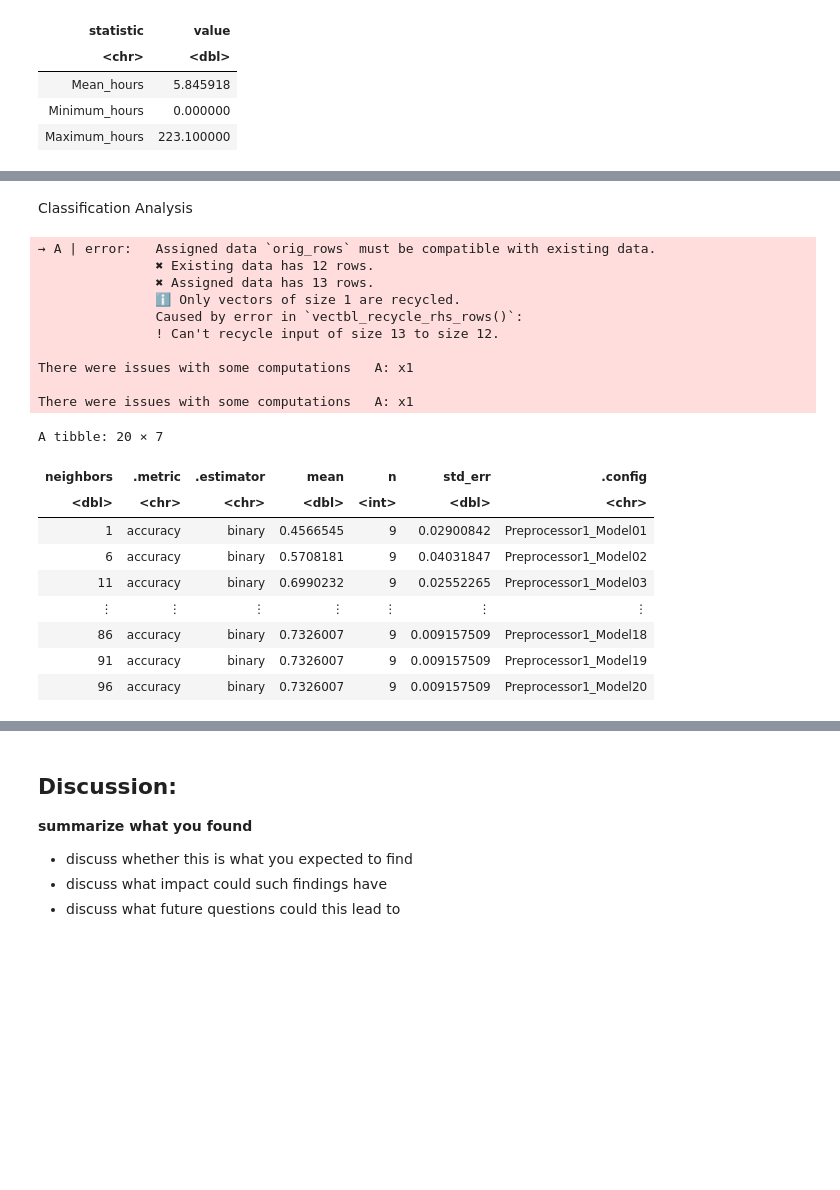
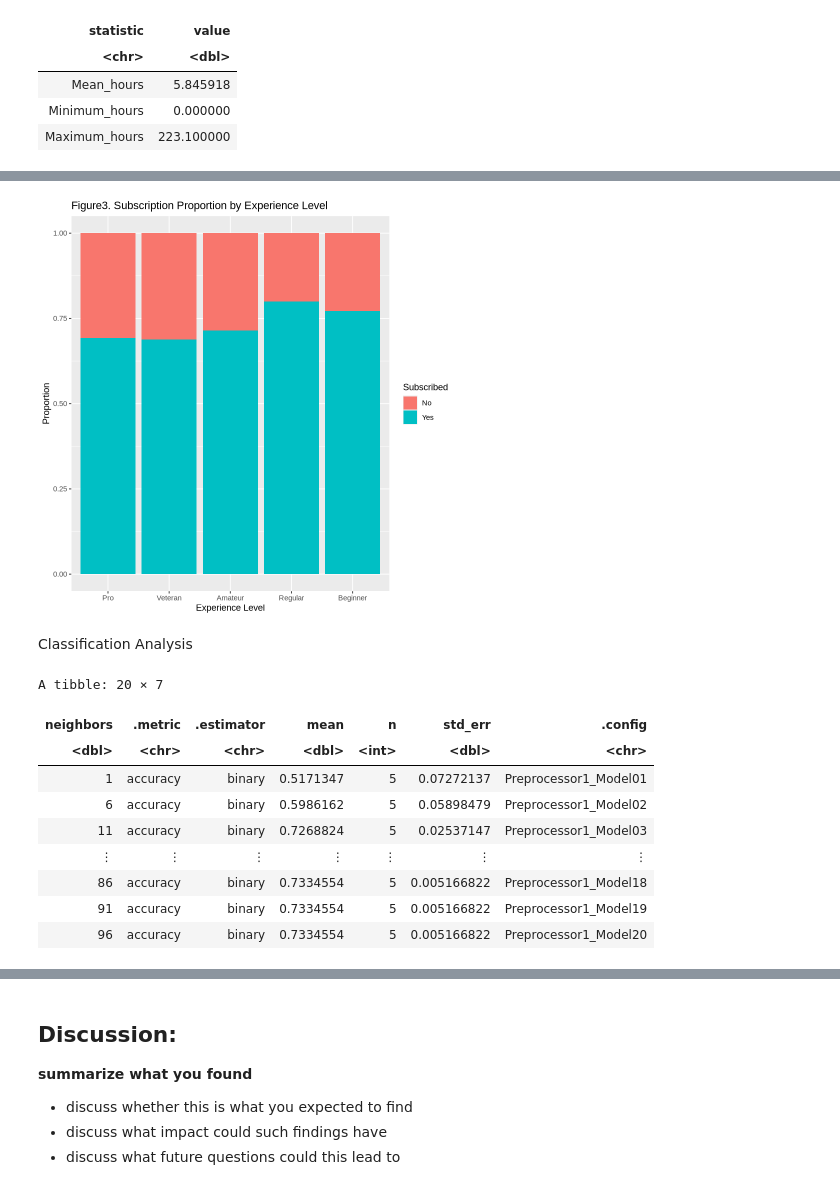
Before and after one commit to leeeeee1725/DSCI100_Project_Final_Report, a Jupyter notebook: Project Final Report.ipynb, the cells around one changed output, grey strips where cells are left out. Drawn from its saved outputs; the diff is of its cells as text; code cells hidden in the pictures; blank space fills up the shorter version.

```diff
--- a/Project Final Report.ipynb
+++ b/Project Final Report.ipynb
@@ -128,6 +121,7 @@ A spec_tbl_df: 196 × 7
 players <- players_data |>
     mutate(experience = as_factor(experience), gender = as_factor(gender), subscribe = as_factor(subscribe)) |>
     mutate(subscribe = fct_recode(subscribe, "Yes" = "TRUE", "No" = "FALSE")) |>
-    select(subscribe, experience, played_hours, gender, Age)
+    select(subscribe, experience, played_hours, gender, Age) |>
+    drop_na()
 players
 # %% [output]
@@ -232,3 +226,18 @@ Warning message:
+# %%
+# Figure 3. Subscription proportion by experience level
+players |>
+  count(experience, subscribe) |>
+  group_by(experience) |>
+  mutate(prop = n / sum(n)) |>
+  ggplot(aes(x = experience, y = prop, fill = subscribe)) +
+  geom_bar(stat = "identity") +
+  labs(
+    title = "Figure3. Subscription Proportion by Experience Level",
+    x = "Experience Level",
+    y = "Proportion",
+    fill = "Subscribed")
+# %% [output]
+[figure, added]
 # %% [markdown]
 Classification Analysis
 # %%
@@ -251,39 +264,30 @@ knn_workflow <- workflow() |>
   add_recipe(player_recipe) |>
   add_model(knn_spec)
 # %%
-players_vfold <- vfold_cv(players_train, v = 10, strata = subscribe)
-knn_spec <- nearest_neighbor(weight_func = "rectangular",
-                             neighbors = tune()) |>
-  set_mode("classification") |>
-  set_engine("kknn")
+# Cross-validation folds
+players_vfold <- vfold_cv(players_train, v = 5, strata = subscribe)
+
+# Tuning grid for K values
 k_vals <- tibble(neighbors = seq(from = 1, to = 100, by = 5))
+
+# Tune KNN
 knn_results <- workflow() |>
   add_recipe(player_recipe) |>
   add_model(knn_spec) |>
   tune_grid(resamples = players_vfold, grid = k_vals) |>
   collect_metrics()
 accuracies <- knn_results |>
   filter(.metric == "accuracy")
 accuracies
 # %% [output]
-→ A | error:   Assigned data `orig_rows` must be compatible with existing data.
-               ✖ Existing data has 12 rows.
-               ✖ Assigned data has 13 rows.
-               ℹ Only vectors of size 1 are recycled.
-               Caused by error in `vectbl_recycle_rhs_rows()`:
-               ! Can't recycle input of size 13 to size 12.
-
-There were issues with some computations   A: x1
-
-There were issues with some computations   A: x1
+A tibble: 20 × 7
-A tibble: 20 × 7
 | neighbors | .metric | .estimator | mean | n | std_err | .config |
 | <dbl> | <chr> | <chr> | <dbl> | <int> | <dbl> | <chr> |
-| 1 | accuracy | binary | 0.4566545 | 9 | 0.02900842 | Preprocessor1_Model01 |
-| 6 | accuracy | binary | 0.5708181 | 9 | 0.04031847 | Preprocessor1_Model02 |
-| 11 | accuracy | binary | 0.6990232 | 9 | 0.02552265 | Preprocessor1_Model03 |
+| 1 | accuracy | binary | 0.5171347 | 5 | 0.07272137 | Preprocessor1_Model01 |
+| 6 | accuracy | binary | 0.5986162 | 5 | 0.05898479 | Preprocessor1_Model02 |
+| 11 | accuracy | binary | 0.7268824 | 5 | 0.02537147 | Preprocessor1_Model03 |
 | ⋮ | ⋮ | ⋮ | ⋮ | ⋮ | ⋮ | ⋮ |
-| 86 | accuracy | binary | 0.7326007 | 9 | 0.009157509 | Preprocessor1_Model18 |
-| 91 | accuracy | binary | 0.7326007 | 9 | 0.009157509 | Preprocessor1_Model19 |
-| 96 | accuracy | binary | 0.7326007 | 9 | 0.009157509 | Preprocessor1_Model20 |
+| 86 | accuracy | binary | 0.7334554 | 5 | 0.005166822 | Preprocessor1_Model18 |
+| 91 | accuracy | binary | 0.7334554 | 5 | 0.005166822 | Preprocessor1_Model19 |
+| 96 | accuracy | binary | 0.7334554 | 5 | 0.005166822 | Preprocessor1_Model20 |
 # %%
```
Also changed, not shown: parts of 16 cells of this notebook.
